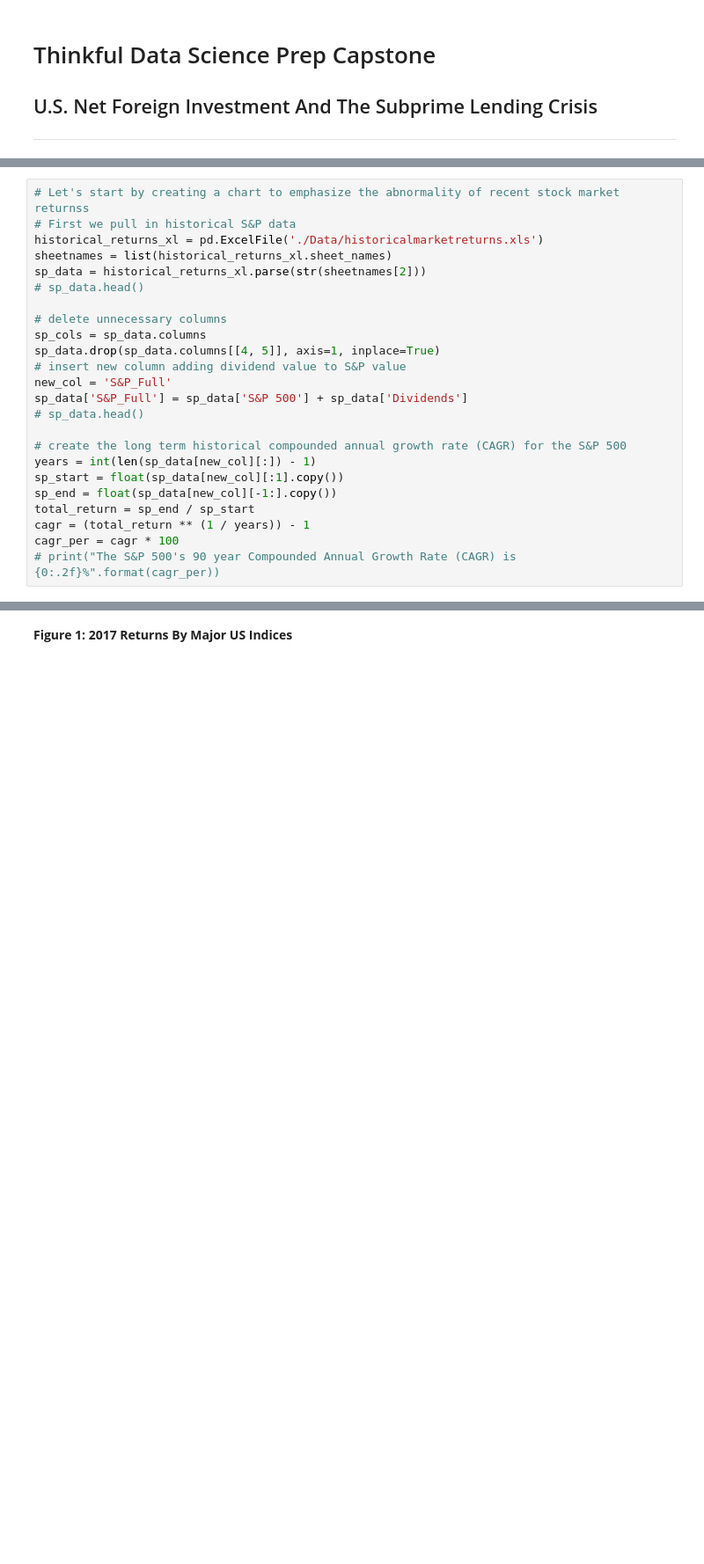
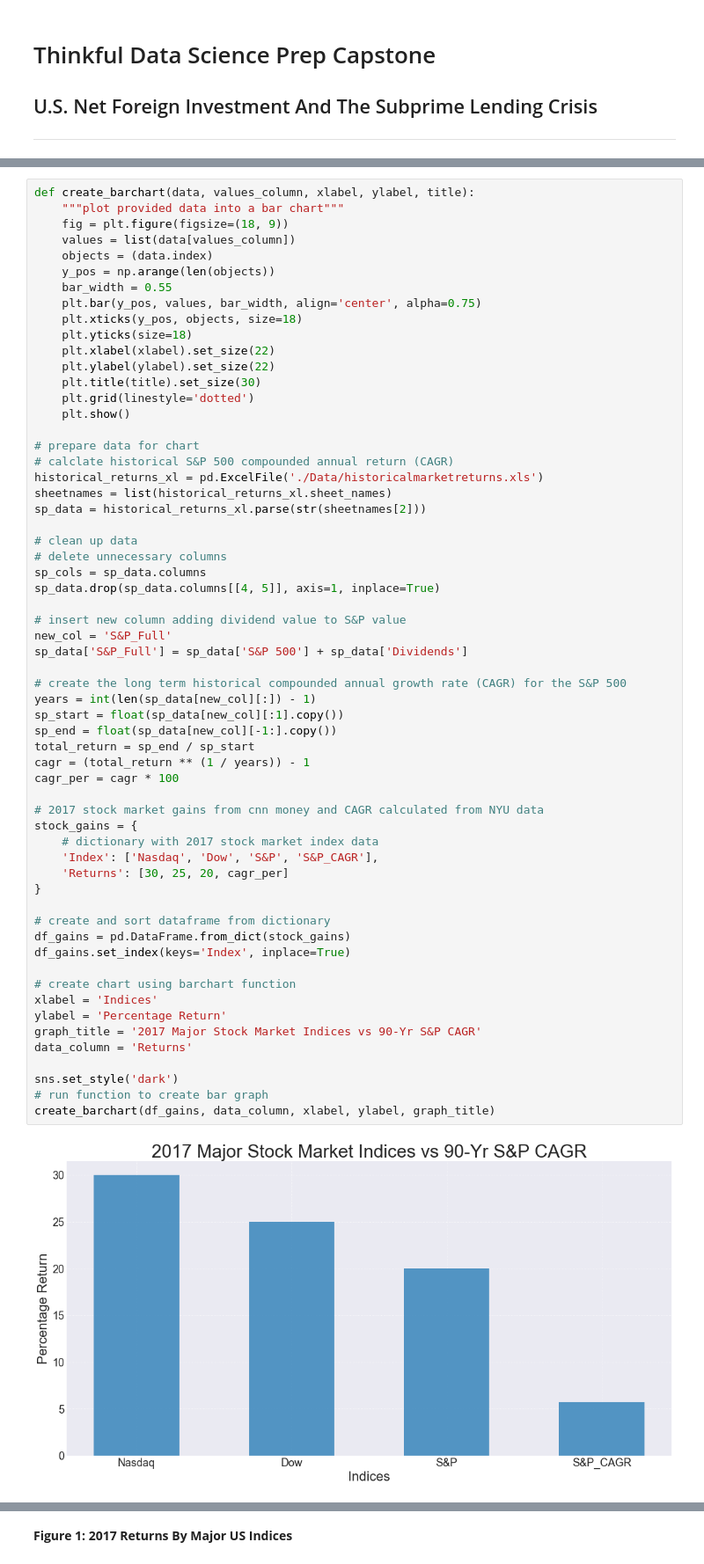
Before and after one commit to dataninja-python/Capstone, a Jupyter notebook: Capstone_AJ-Igherighe_Jan2018.ipynb, the cells around one changed output, grey strips where cells are left out. Shown: that part at 88% size. Saved outputs shown, nothing was run; the diff lists cells and outputs as text; blank space fills up the shorter version.

```diff
--- a/Capstone_AJ-Igherighe_Jan2018.ipynb
+++ b/Capstone_AJ-Igherighe_Jan2018.ipynb
@@ -16,24 +17,62 @@ import seaborn
 # %%
-# Let's start by creating a chart to emphasize the abnormality of recent stock market returnss
-# First we pull in historical S&P data
+def create_barchart(data, values_column, xlabel, ylabel, title):
+    """plot provided data into a bar chart"""
+    fig = plt.figure(figsize=(18, 9))
+    values = list(data[values_column])
+    objects = (data.index)
+    y_pos = np.arange(len(objects))
+    bar_width = 0.55
+    plt.bar(y_pos, values, bar_width, align='center', alpha=0.75)
+    plt.xticks(y_pos, objects, size=18)
+    plt.yticks(size=18)
+    plt.xlabel(xlabel).set_size(22)
+    plt.ylabel(ylabel).set_size(22)
+    plt.title(title).set_size(30)
+    plt.grid(linestyle='dotted')
+    plt.show()
+
+# prepare data for chart
+# calclate historical S&P 500 compounded annual return (CAGR)
 historical_returns_xl = pd.ExcelFile('./Data/historicalmarketreturns.xls')
 sheetnames = list(historical_returns_xl.sheet_names)
 sp_data = historical_returns_xl.parse(str(sheetnames[2]))
-# sp_data.head()
 
+# clean up data
 # delete unnecessary columns
 sp_cols = sp_data.columns
 sp_data.drop(sp_data.columns[[4, 5]], axis=1, inplace=True)
+
 # insert new column adding dividend value to S&P value
 new_col = 'S&P_Full'
 sp_data['S&P_Full'] = sp_data['S&P 500'] + sp_data['Dividends']
-# sp_data.head()
 
 # create the long term historical compounded annual growth rate (CAGR) for the S&P 500
 years = int(len(sp_data[new_col][:]) - 1)
 sp_start = float(sp_data[new_col][:1].copy())
 sp_end = float(sp_data[new_col][-1:].copy())
 total_return = sp_end / sp_start
 cagr = (total_return ** (1 / years)) - 1
 cagr_per = cagr * 100
-# print("The S&P 500's 90 year Compounded Annual Growth Rate (CAGR) is {0:.2f}%".format(cagr_per))
+
+# 2017 stock market gains from cnn money and CAGR calculated from NYU data
+stock_gains = {
+    # dictionary with 2017 stock market index data
+    'Index': ['Nasdaq', 'Dow', 'S&P', 'S&P_CAGR'],
+    'Returns': [30, 25, 20, cagr_per]
+}
+
+# create and sort dataframe from dictionary
+df_gains = pd.DataFrame.from_dict(stock_gains)
+df_gains.set_index(keys='Index', inplace=True)
+
+# create chart using barchart function
+xlabel = 'Indices'
+ylabel = 'Percentage Return'
+graph_title = '2017 Major Stock Market Indices vs 90-Yr S&P CAGR'
+data_column = 'Returns'
+
+sns.set_style('dark')
+# run function to create bar graph
+create_barchart(df_gains, data_column, xlabel, ylabel, graph_title)
+# %% [output]
+[figure, added]
```
Also changed, not shown: parts of 52 cells of this notebook, 2 other files.
